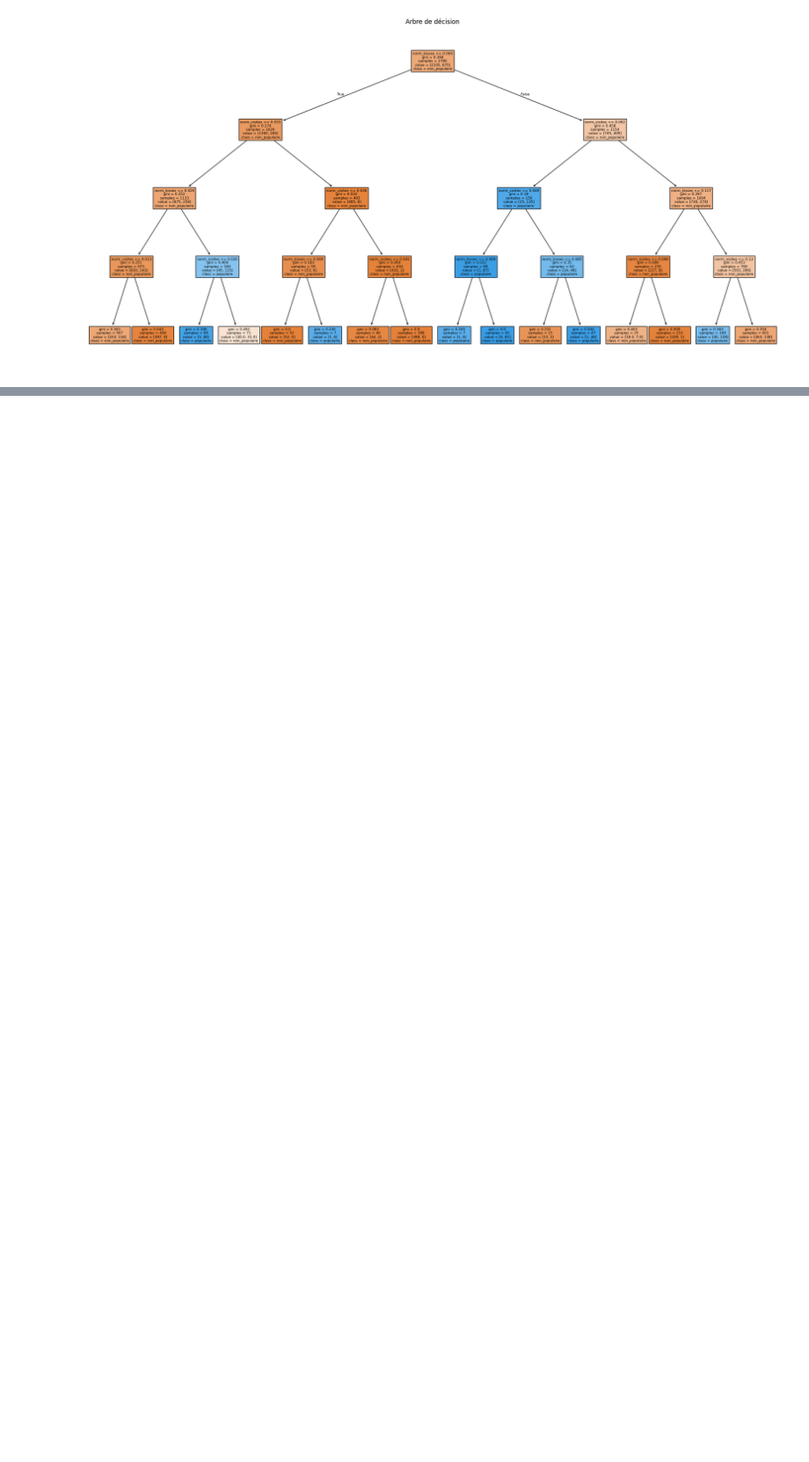
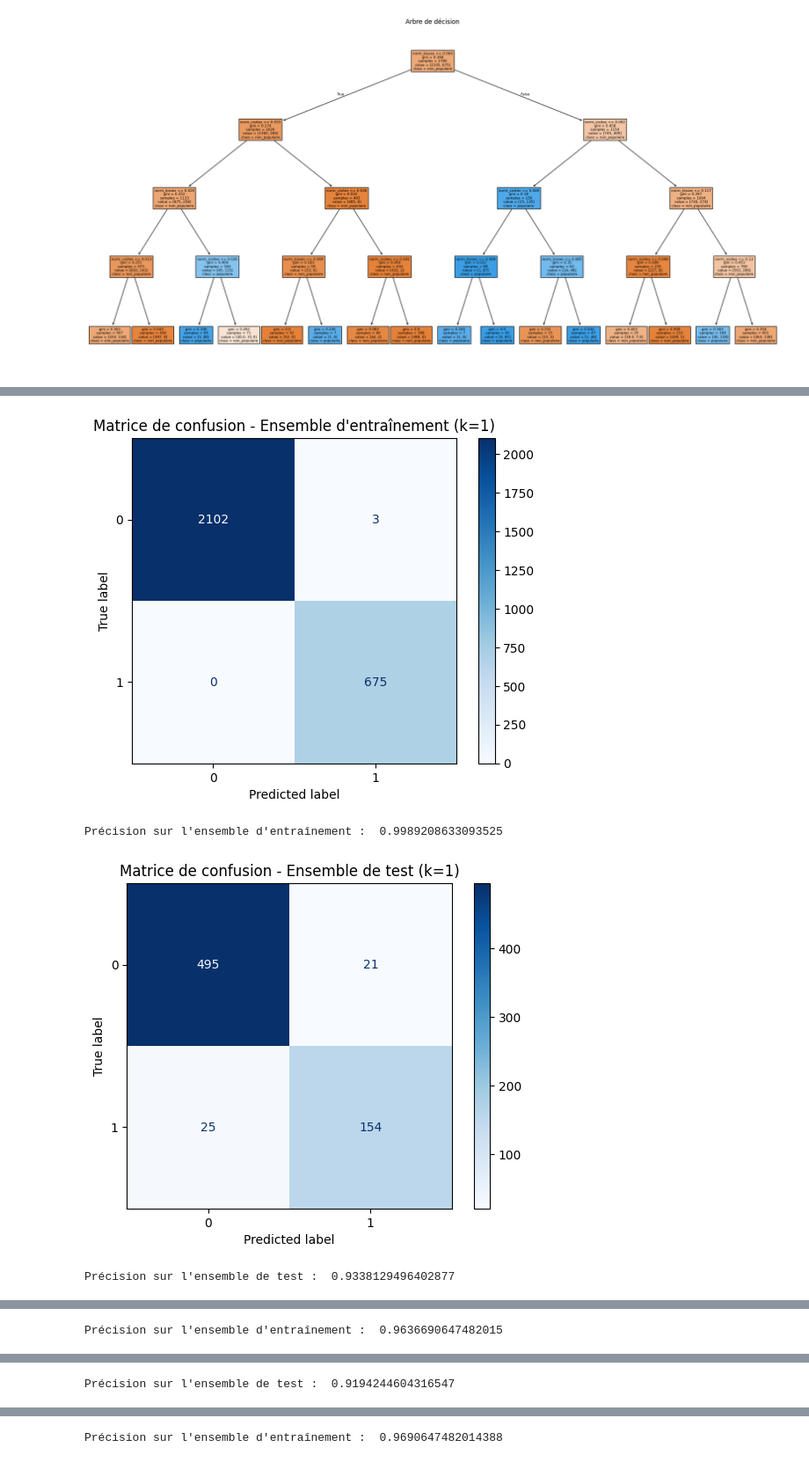
Before and after one commit to KevenJAntenor/Distributed-Systems, a Jupyter notebook: tp1.ipynb, the cells around one changed output, grey strips where cells are left out. Shown at 88% size. Saved outputs shown, nothing was run; the diff lists cells and outputs as text; code cells hidden in the pictures; blank space fills up the shorter version.

```diff
--- a/tp1.ipynb
+++ b/tp1.ipynb
@@ -483,0 +582,56 @@ weighted avg       0.87      0.86      0.84       695
+# %%
+import numpy as np
+import pandas as pd
+from sklearn.neighbors import KNeighborsClassifier
+from sklearn.metrics import confusion_matrix, ConfusionMatrixDisplay
+from sklearn.model_selection import train_test_split
+import matplotlib.pyplot as plt
+
+# Fonction pour créer et entraîner un classificateur k-nn
+def knnClass(k, X_train, Y_train):
+    clf = KNeighborsClassifier(n_neighbors=k)
+    clf.fit(X_train, np.ravel(Y_train))
+    return clf
+
+# Fonction pour générer et afficher une matrice de confusion en utilisant ConfusionMatrixDisplay
+def confusionMatrixknn(knnClass, X_train, Y_train, X_test, Y_test):
+    # Obtenir les prédictions
+    Y_pred_train = knnClass.predict(X_train)
+    Y_pred_test = knnClass.predict(X_test)
+
+    # Créer la figure et les axes pour la matrice de confusion sur l'ensemble d'entraînement
+    disp_train = ConfusionMatrixDisplay(confusion_matrix=confusion_matrix(Y_train, Y_pred_train))
+    disp_train.plot(cmap='Blues', values_format='d')
+    plt.title("Matrice de confusion - Ensemble d'entraînement (k=" + str(knnClass.n_neighbors) + ")")
+    plt.show()
+    print("Précision sur l'ensemble d'entraînement : ", knnClass.score(X_train, Y_train))
+
+    # Créer la figure et les axes pour la matrice de confusion sur l'ensemble de test
+    disp_test = ConfusionMatrixDisplay(confusion_matrix=confusion_matrix(Y_test, Y_pred_test))
+    disp_test.plot(cmap='Blues', values_format='d')
+    plt.title("Matrice de confusion - Ensemble de test (k=" + str(knnClass.n_neighbors) + ")")
+    plt.show()
+    print("Précision sur l'ensemble de test : ", knnClass.score(X_test, Y_test))
+
+if __name__ == "__main__":
+
+    # Spécifier les colonnes pertinentes pour X et Y
+    colonnes_X = ['norm_visites', 'norm_kisses', 'norm_distance', 'isFlirtstar', 'isHighlighted', 'verified']
+    colonne_Y = 'compte_populaire'
+
+    # Séparer les données en caractéristiques (X) et variable cible (Y)
+    X = dataset[colonnes_X]
+    Y = dataset[colonne_Y]
+
+    # Diviser les données en ensembles d'entraînement et de test
+    X_train, X_test, Y_train, Y_test = train_test_split(X, Y, test_size=0.2, random_state=42)
+
+    # Tester différents valeurs de k et évaluer le classificateur k-nn
+    for k in range(1, 10):
+        knn = knnClass(k, X_train, Y_train)
+        confusionMatrixknn(knn, X_train, Y_train, X_test, Y_test)
+# %% [output]
+[figure, added]
+Précision sur l'ensemble d'entraînement :  0.9989208633093525
+[figure, added]
+Précision sur l'ensemble de test :  0.9338129496402877
@@ -483,0 +639 @@ weighted avg       0.87      0.86      0.84       695
+Précision sur l'ensemble d'entraînement :  0.9636690647482015
@@ -483,0 +641 @@ weighted avg       0.87      0.86      0.84       695
+Précision sur l'ensemble de test :  0.9194244604316547
@@ -483,0 +643 @@ weighted avg       0.87      0.86      0.84       695
+Précision sur l'ensemble d'entraînement :  0.9690647482014388
```
Also changed, not shown: parts of 4 cells of this notebook.
